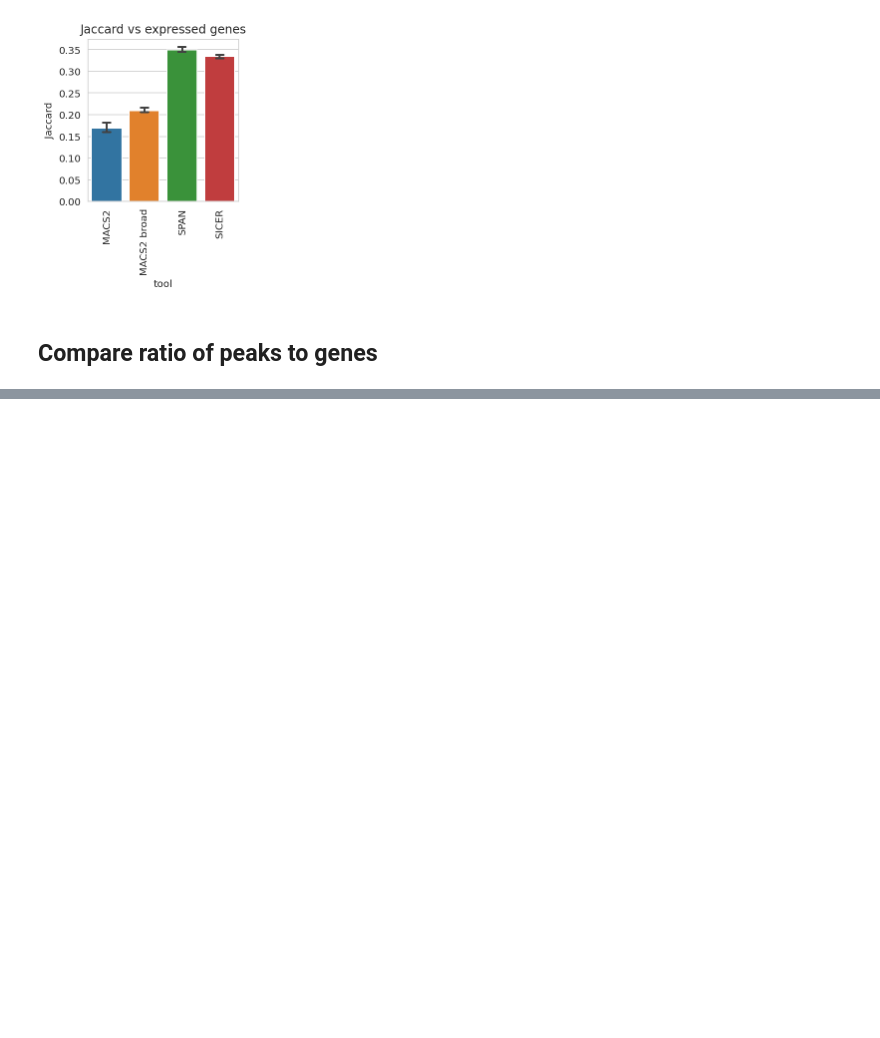
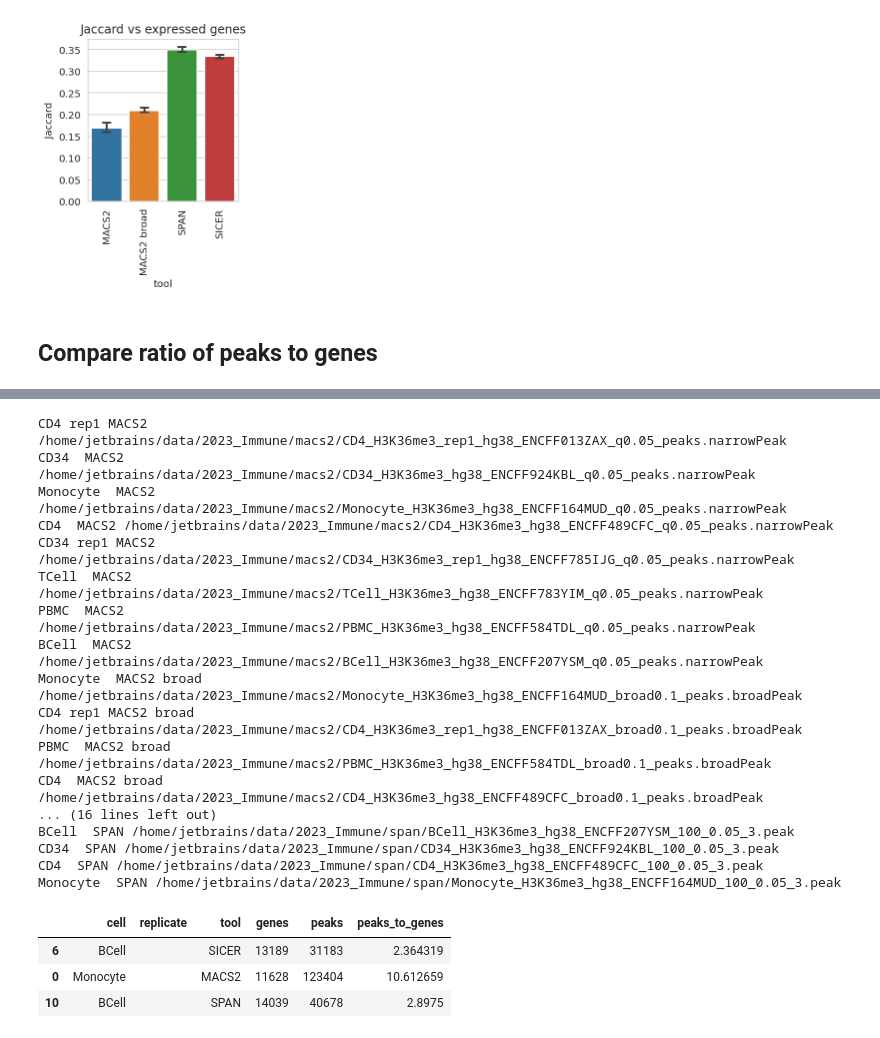
Before and after one commit to JetBrains-Research/peak-callers-analysis, a Jupyter notebook: 2023 - rnaseq.ipynb, the cells around one changed output, grey strips where cells are left out. Saved outputs shown, nothing was run; the diff lists cells and outputs as text; code cells hidden in the pictures; blank space fills up the shorter version.

```diff
--- a/2023 - rnaseq.ipynb
+++ b/2023 - rnaseq.ipynb
@@ -823,0 +820,25 @@ def genes_peaks_ratio(df_peaks, expression):
+# %%
+immune_genes_ratios = genes_peaks_ratio(df_immune_peaks, immune_expression)
+immune_genes_ratios.sample(3)
+# %% [output]
+CD4 rep1 MACS2 /home/jetbrains/data/2023_Immune/macs2/CD4_H3K36me3_rep1_hg38_ENCFF013ZAX_q0.05_peaks.narrowPeak
+CD34  MACS2 /home/jetbrains/data/2023_Immune/macs2/CD34_H3K36me3_hg38_ENCFF924KBL_q0.05_peaks.narrowPeak
+Monocyte  MACS2 /home/jetbrains/data/2023_Immune/macs2/Monocyte_H3K36me3_hg38_ENCFF164MUD_q0.05_peaks.narrowPeak
+CD4  MACS2 /home/jetbrains/data/2023_Immune/macs2/CD4_H3K36me3_hg38_ENCFF489CFC_q0.05_peaks.narrowPeak
+CD34 rep1 MACS2 /home/jetbrains/data/2023_Immune/macs2/CD34_H3K36me3_rep1_hg38_ENCFF785IJG_q0.05_peaks.narrowPeak
+TCell  MACS2 /home/jetbrains/data/2023_Immune/macs2/TCell_H3K36me3_hg38_ENCFF783YIM_q0.05_peaks.narrowPeak
+PBMC  MACS2 /home/jetbrains/data/2023_Immune/macs2/PBMC_H3K36me3_hg38_ENCFF584TDL_q0.05_peaks.narrowPeak
+BCell  MACS2 /home/jetbrains/data/2023_Immune/macs2/BCell_H3K36me3_hg38_ENCFF207YSM_q0.05_peaks.narrowPeak
+Monocyte  MACS2 broad /home/jetbrains/data/2023_Immune/macs2/Monocyte_H3K36me3_hg38_ENCFF164MUD_broad0.1_peaks.broadPeak
+CD4 rep1 MACS2 broad /home/jetbrains/data/2023_Immune/macs2/CD4_H3K36me3_rep1_hg38_ENCFF013ZAX_broad0.1_peaks.broadPeak
+PBMC  MACS2 broad /home/jetbrains/data/2023_Immune/macs2/PBMC_H3K36me3_hg38_ENCFF584TDL_broad0.1_peaks.broadPeak
+CD4  MACS2 broad /home/jetbrains/data/2023_Immune/macs2/CD4_H3K36me3_hg38_ENCFF489CFC_broad0.1_peaks.broadPeak
+... (16 lines left out)
+BCell  SPAN /home/jetbrains/data/2023_Immune/span/BCell_H3K36me3_hg38_ENCFF207YSM_100_0.05_3.peak
+CD34  SPAN /home/jetbrains/data/2023_Immune/span/CD34_H3K36me3_hg38_ENCFF924KBL_100_0.05_3.peak
+CD4  SPAN /home/jetbrains/data/2023_Immune/span/CD4_H3K36me3_hg38_ENCFF489CFC_100_0.05_3.peak
+Monocyte  SPAN /home/jetbrains/data/2023_Immune/span/Monocyte_H3K36me3_hg38_ENCFF164MUD_100_0.05_3.peak
+|  | cell | replicate | tool | genes | peaks | peaks_to_genes |
+| 6 | BCell |  | SICER | 13189 | 31183 | 2.364319 |
+| 0 | Monocyte |  | MACS2 | 11628 | 123404 | 10.612659 |
+| 10 | BCell |  | SPAN | 14039 | 40678 | 2.8975 |
```
Also changed, not shown: parts of 7 cells of this notebook.
